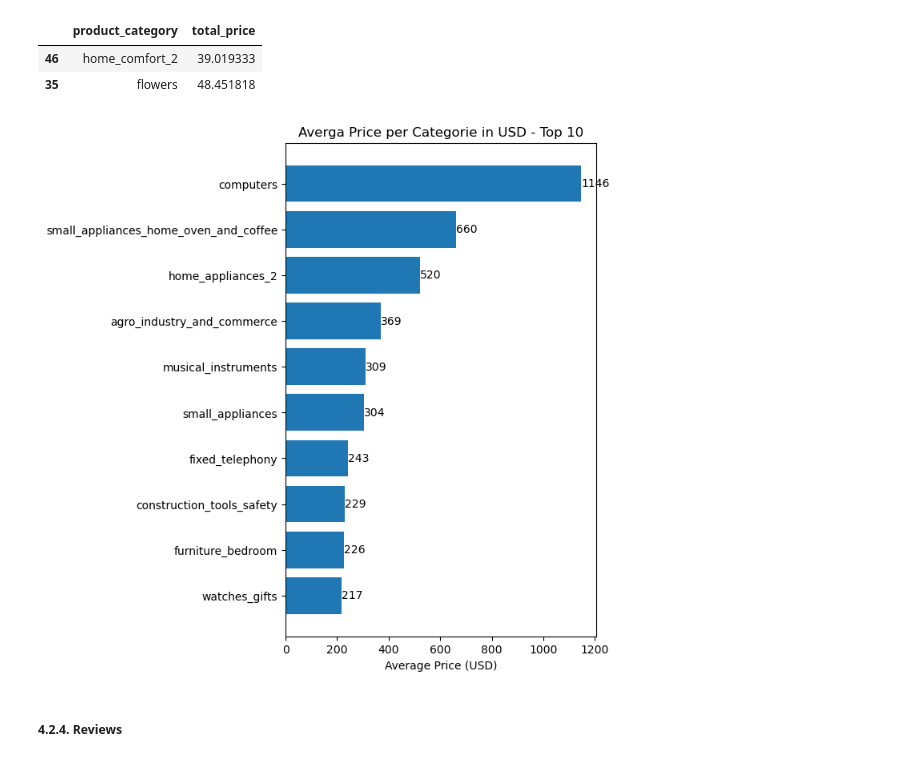
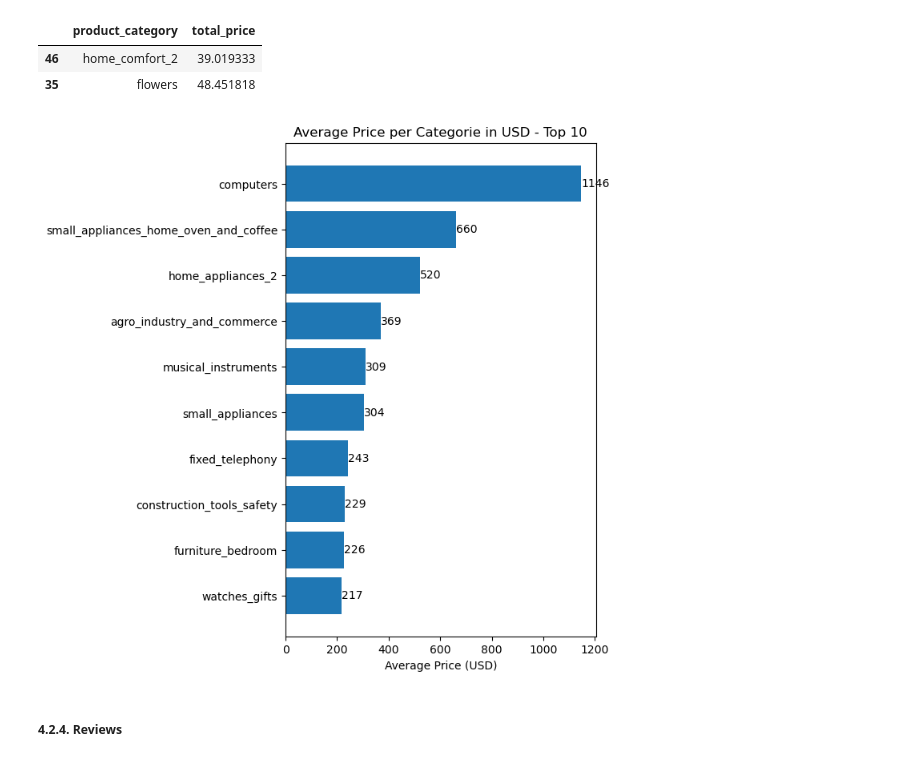
Before and after one commit to bruno-lima98/portfolio-olist-brazilian-ecommerce, a Jupyter notebook: main.ipynb, the cells around one changed output. Drawn from its saved outputs; the diff is of its cells as text; code cells hidden in the pictures.

```diff
--- a/main.ipynb
+++ b/main.ipynb
@@ -585,17 +646,19 @@ df_3.head(2)
 # %%
 plt.figure(figsize=(5,8))
 
 bars = plt.barh(
     df_3["product_category"].tail(10),
     df_3["total_price"].tail(10)
 )
 
 plt.bar_label(bars, fmt="%d")
 plt.xlabel("Average Price (USD)")
-plt.title("Averga Price per Categorie in USD - Top 10")
+plt.title("Average Price per Categorie in USD - Top 10")
+plt.savefig("images/4_average_price_categories.png")
+
 plt.show()
 # %% [output]
-[figure, old version]
+[figure, new version]
 # %% [markdown]
 ##### 4.2.4. Reviews
 # %%
```
Also changed, not shown: parts of 15 cells of this notebook, 7 other files.
